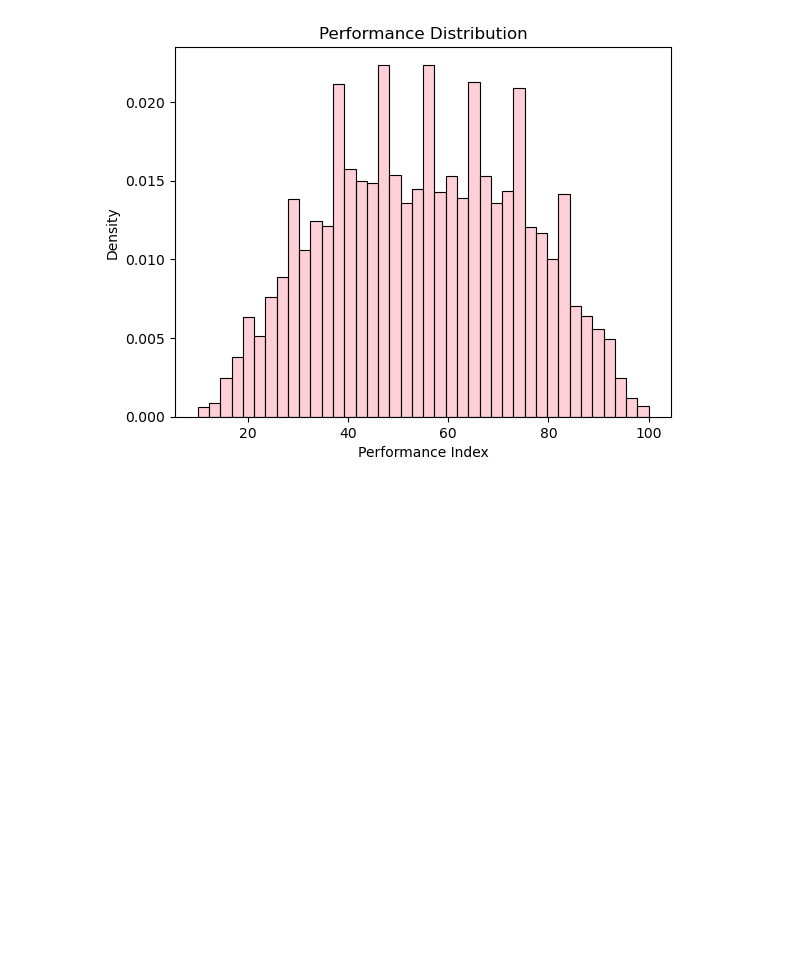
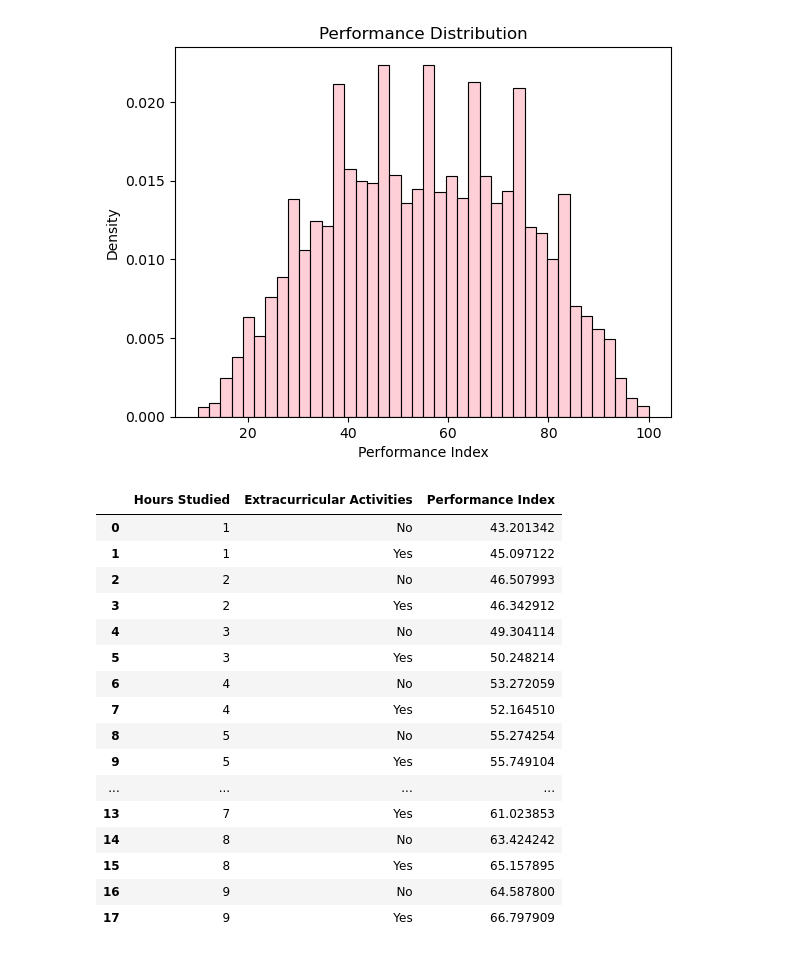
Before and after one commit to cathym20/Student-Performance, a Jupyter notebook: performance_regression.ipynb, the cells around one changed output. Drawn from its saved outputs; the diff is of its cells as text; code cells hidden in the pictures; blank space fills up the shorter version.

```diff
--- a/performance_regression.ipynb
+++ b/performance_regression.ipynb
@@ -97,3 +97,23 @@ plt.title('Performance Distribution')
 plt.show()
 # %% [output]
 [figure]
+# %%
+df.groupby(['Hours Studied','Extracurricular Activities'])['Performance Index'].mean().reset_index()
+# %% [output]
+|  | Hours Studied | Extracurricular Activities | Performance Index |
+| 0 | 1 | No | 43.201342 |
+| 1 | 1 | Yes | 45.097122 |
+| 2 | 2 | No | 46.507993 |
+| 3 | 2 | Yes | 46.342912 |
+| 4 | 3 | No | 49.304114 |
+| 5 | 3 | Yes | 50.248214 |
+| 6 | 4 | No | 53.272059 |
+| 7 | 4 | Yes | 52.164510 |
+| 8 | 5 | No | 55.274254 |
+| 9 | 5 | Yes | 55.749104 |
+| ... | ... | ... | ... |
+| 13 | 7 | Yes | 61.023853 |
+| 14 | 8 | No | 63.424242 |
+| 15 | 8 | Yes | 65.157895 |
+| 16 | 9 | No | 64.587800 |
+| 17 | 9 | Yes | 66.797909 |
```
